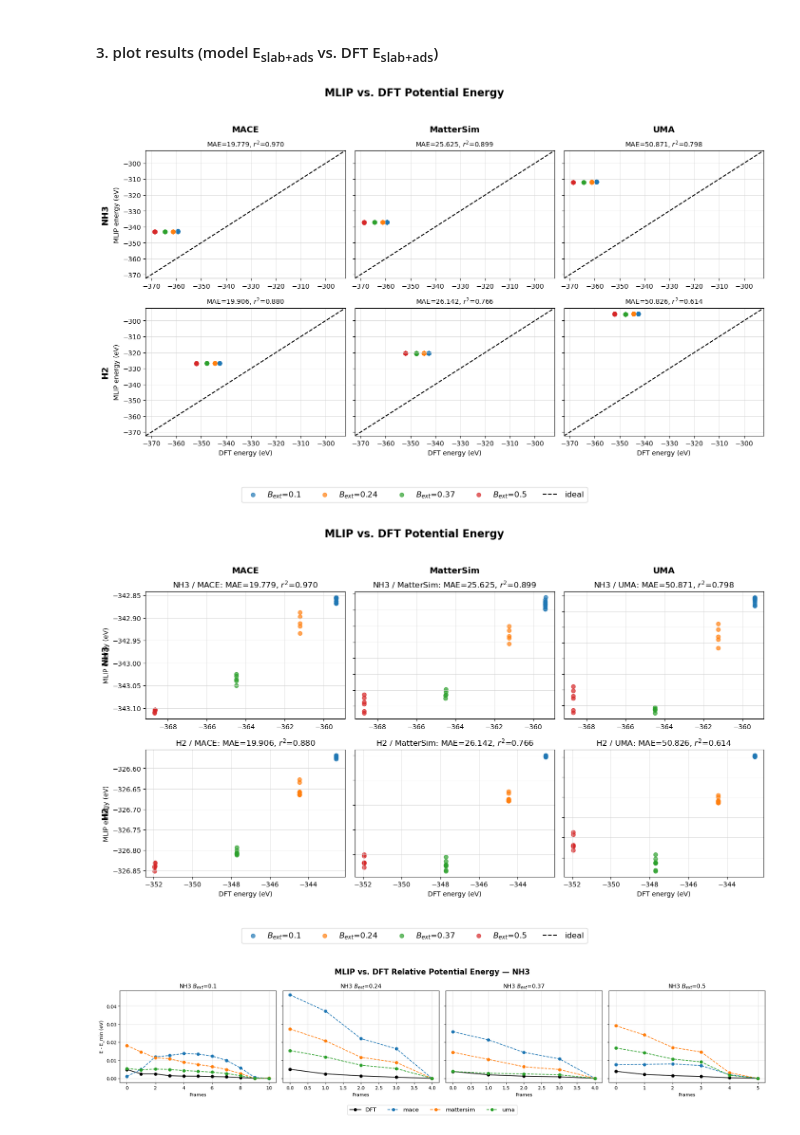
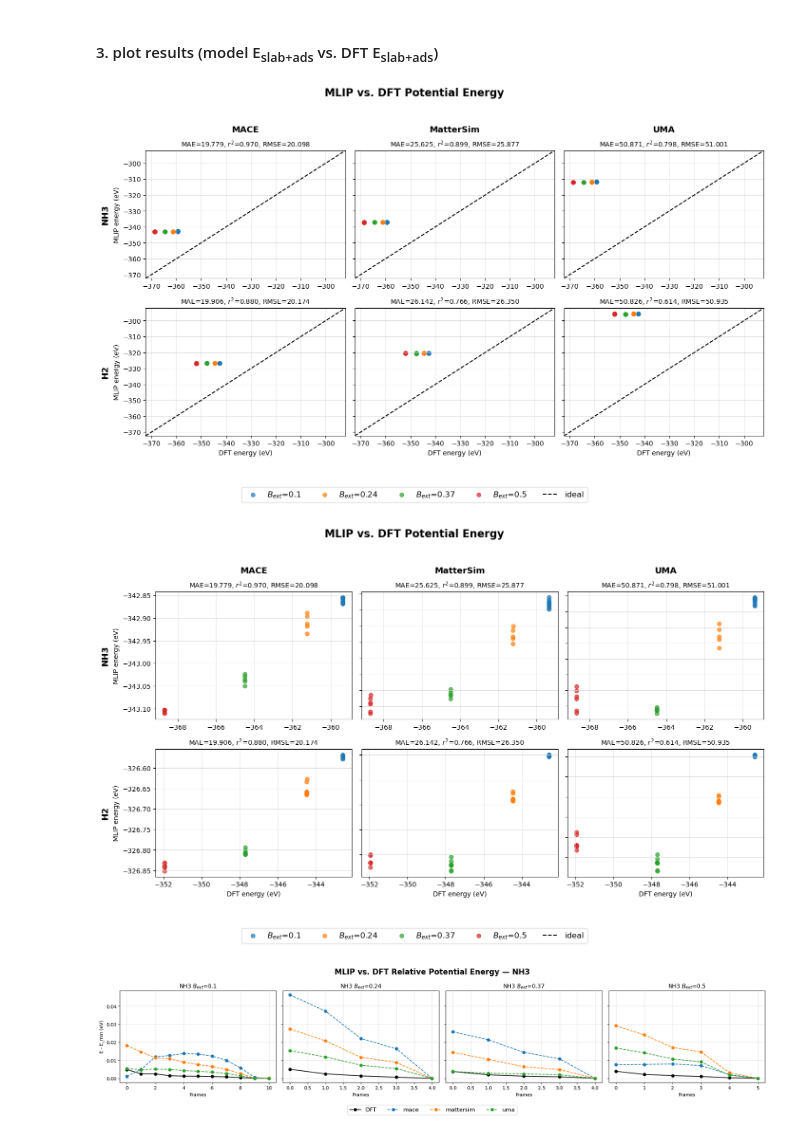
Before and after one commit to zbschwab/mlip-dft-comparison, a Jupyter notebook: dft-mlips-comparison-pipeline.ipynb, the cells around one changed output. Cells and saved outputs as stored; diff of their text form; code cells hidden in the pictures.

Commit message:
added RMSE to total energy parity plots, fixed axis label spacing

```diff
--- a/dft-mlips-comparison-pipeline.ipynb
+++ b/dft-mlips-comparison-pipeline.ipynb
@@ -79,10 +79,10 @@ def make_model(name, python_bin, script_path):
 # ========================================
 
 # do you want to re-run model relaxations? (note: takes time!)
-RUN_RELAXATIONS = True  # set to True when ready
+RUN_RELAXATIONS = False  # set to True when ready to re-run
 
 # do you want to read in new DFT data and write energies?
-WRTIE_DFT_DATA = True  # set to True to overwrite files in script-data/
+WRTIE_DFT_DATA = False  # set to True to overwrite files in script-data/
 
 # RUNS: one entry per DFT run. make_run(label, bext) where label is typically
 # the adsorbate name; pass slab= or gas= for a clean slab or unattached adsorbate
@@ -307,12 +294,14 @@ for row, lbl in enumerate(labels):
         dft_all = np.concatenate(dft_all)
         mlip_all = np.concatenate(mlip_all)
         mae = np.mean(np.abs(mlip_all - dft_all))
-        r = pearsonr(dft_all, mlip_all).statistic ** 2  # pearson r^2 -- insensitive to energy offsets
+        r = pearsonr(dft_all, mlip_all).statistic ** 2  # pearson r^2 b/c insensitive to energy offsets
+        mse = mean_squared_error(dft_all, mlip_all)
+        rmse = (mse)**(0.5)
 
         ax.plot([gmin, gmax], [gmin, gmax], 'k--', label="ideal")
         ax.set_xlim(gmin, gmax); ax.set_ylim(gmin, gmax)
         ax.grid(color='lightgrey', linewidth=0.5)
-        ax.set_title(f"MAE={mae:.3f}, $r^2$={r:.3f}", fontsize=10)
+        ax.set_title(f"MAE={mae:.3f}, $r^2$={r:.3f}, RMSE={rmse:.3f}", fontsize=10)
 
         # column headers: model name, once per column on the top row
         if row == 0:
@@ -339,7 +328,7 @@ fig.legend(handles, labels_, loc='lower center', ncol=len(bext_vals)+1,
 plt.tight_layout(rect=[0.05, 0.1, 1, 0.95])
 plt.show()
 # %% [output]
-[figure, old version]
+[figure, new version]
 # %%
 # --- fig 1b: parity plot w/ total energies, adsorbates x models grid ---
 n_ads = len(labels)
@@ -370,7 +359,9 @@ for row, lbl in enumerate(labels):
         dft_all = np.concatenate(dft_all)
         mlip_all = np.concatenate(mlip_all)
         mae = np.mean(np.abs(mlip_all - dft_all))
-        r = pearsonr(dft_all, mlip_all).statistic ** 2  # pearson r^2 -- insensitive to energy offsets
+        r = pearsonr(dft_all, mlip_all).statistic ** 2  # pearson r^2 b/c insensitive to energy offsets
+        mse = mean_squared_error(dft_all, mlip_all)
+        rmse = (mse)**(0.5)
 
         # independent x/y limits, padded to the data
         xpad = (dft_all.max() - dft_all.min()) * 0.05
@@ -386,41 +377,42 @@ for row, lbl in enumerate(labels):
 
         # row labels: adsorbate name, once per row on the left column
         if col == 0:
-            ax.annotate(lbl, xy=(0, 0.5), xytext=(-55, 0),
+            ax.annotate(lbl, xy=(0, 0.5), xytext=(-70, 0),
                         xycoords='axes fraction', textcoords='offset points',
                         ha='right', va='center', fontsize=13, fontweight='bold',
                         rotation=90)
             ax.set_ylabel("MLIP energy (eV)")
         else:
             ax.set_yticklabels([])
 
         #FIXME
         # y=x line spans the union of both ranges, so it shows up even if
         # it falls outside the zoomed data window
         lo = min(xmin, ymin)
         hi = max(xmax, ymax)
         ax.plot([lo, hi], [lo, hi], 'k--', label="ideal")
 
         ax.set_xlim(xmin, xmax); ax.set_ylim(ymin, ymax)
 
         ax.set_xlim(xmin, xmax); ax.set_ylim(ymin, ymax)
         ax.grid(color='lightgrey', linewidth=0.5)
-        ax.set_title(f"{lbl} / {name}: MAE={mae:.3f}, $r^2$={r:.3f}")
+        ax.set_title(f"MAE={mae:.3f}, $r^2$={r:.3f}, RMSE={rmse:.3f}", fontsize=10)
+
 
         if row == n_ads - 1:
             ax.set_xlabel("DFT energy (eV)")
         if col == 0:
             ax.set_ylabel("MLIP energy (eV)")
         else:
             ax.set_yticklabels([])
 
 handles, labels_ = axes[0, 0].get_legend_handles_labels()
 fig.legend(handles, labels_, loc='lower center', ncol=len(bext_vals)+1,
             bbox_to_anchor=(0.5, 0.0), fontsize=12)
 plt.tight_layout(rect=[0.05, 0.1, 1, 0.95])
 plt.show()
 # %% [output]
-[figure, old version]
+[figure, new version]
 # %%
 # --- figure 2: relative energy x frame # ---
 for lbl, label_runs in runs_by_label.items():
```
Also changed, not shown: parts of 4 cells of this notebook.
